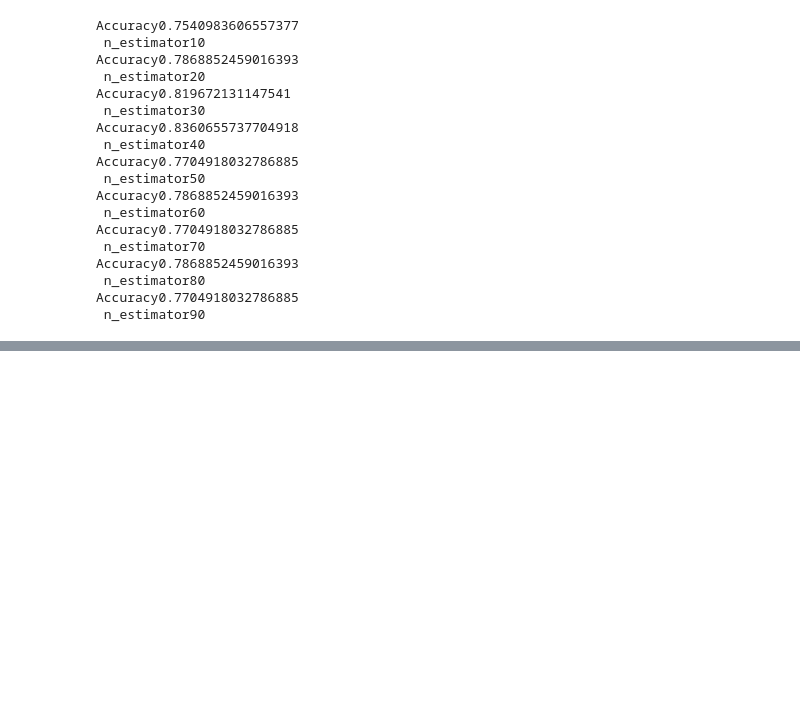
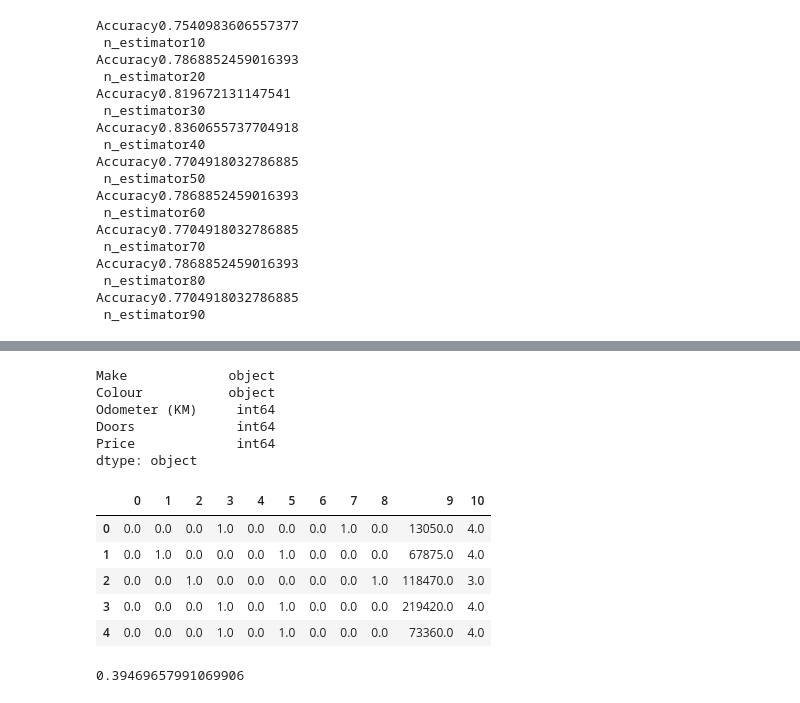
Before and after one commit to spctr01/Machine-learning, a Jupyter notebook: scikit(workflow).ipynb, the cells around one changed output, grey strips where cells are left out. Drawn from its saved outputs; the diff is of its cells as text; code cells hidden in the pictures; blank space fills up the shorter version.

```diff
--- a/scikit(workflow).ipynb
+++ b/scikit(workflow).ipynb
@@ -142,0 +145,4 @@ Accuracy0.7704918032786885
+# %%
+import pandas as pd
+data = pd.read_csv('car-sales-extended.csv')
+data.head()
@@ -142,0 +156,52 @@ Accuracy0.7704918032786885
+# %%
+data.dtypes
+# %% [output]
+Make             object
+Colour           object
+Odometer (KM)     int64
+Doors             int64
+Price             int64
+dtype: object
+# %%
+x = data.drop('Price', axis = 1)
+y = data['Price']
+
+from sklearn.model_selection import train_test_split
+
+x_train, x_test, y_train, y_test = train_test_split(x, y, test_size = 0.2)
+# %%
+from sklearn.preprocessing import OneHotEncoder
+from sklearn.compose import ColumnTransformer
+
+categorical_features = ['Make', 'Colour']
+onehot = OneHotEncoder()
+
+#making a transformer just like in PyTorch transform.compose
+#takes in list of tupples
+transform = ColumnTransformer([('1hot',
+                                onehot,
+                                categorical_features)],
+                                remainder = 'passthrough')
+
+#fitting / passing data to transfor
+transformed_train_data = transform.fit_transform(x_train)
+transformed_test_data = transform.fit_transform(x_test)
+
+t_data = pd.DataFrame(transformed_train_data)
+t_data.head()
+# %% [output]
+|  | 0 | 1 | 2 | 3 | 4 | 5 | 6 | 7 | 8 | 9 | 10 |
+| 0 | 0.0 | 0.0 | 0.0 | 1.0 | 0.0 | 0.0 | 0.0 | 1.0 | 0.0 | 13050.0 | 4.0 |
+| 1 | 0.0 | 1.0 | 0.0 | 0.0 | 0.0 | 1.0 | 0.0 | 0.0 | 0.0 | 67875.0 | 4.0 |
+| 2 | 0.0 | 0.0 | 1.0 | 0.0 | 0.0 | 0.0 | 0.0 | 0.0 | 1.0 | 118470.0 | 3.0 |
+| 3 | 0.0 | 0.0 | 0.0 | 1.0 | 0.0 | 1.0 | 0.0 | 0.0 | 0.0 | 219420.0 | 4.0 |
+| 4 | 0.0 | 0.0 | 0.0 | 1.0 | 0.0 | 1.0 | 0.0 | 0.0 | 0.0 | 73360.0 | 4.0 |
+# %%
+
+from sklearn.ensemble import RandomForestRegressor
+
+model = RandomForestRegressor()
+model.fit(transformed_train_data ,y_train)
+model.score(transformed_test_data, y_test)
+# %% [output]
+0.39469657991069906
```
Also changed, not shown: parts of 11 cells of this notebook.
